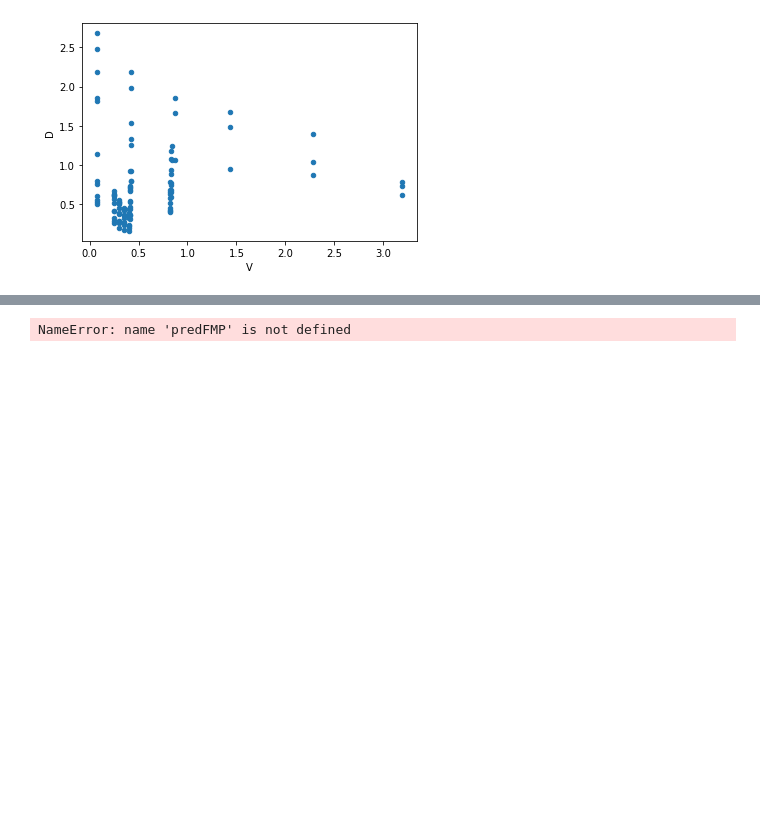
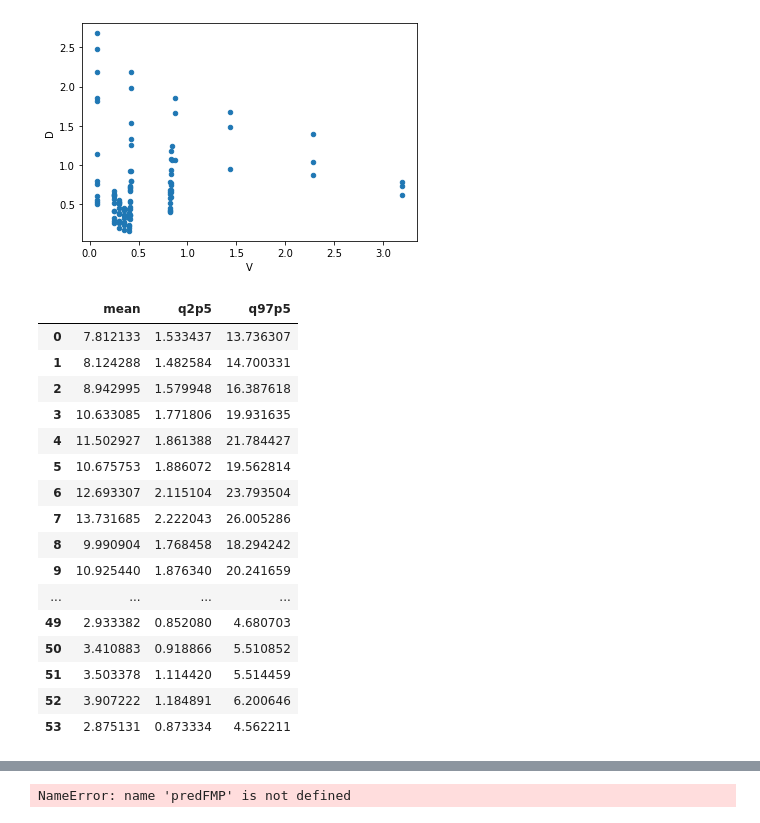
Before and after one commit to nleoni95/code2, a Jupyter notebook: Ravik/0D_heatflux/Dd_prediction.ipynb, the cells around one changed output, grey strips where cells are left out. Drawn from its saved outputs; the diff is of its cells as text; code cells hidden in the pictures; blank space fills up the shorter version.

```diff
--- a/Ravik/0D_heatflux/Dd_prediction.ipynb
+++ b/Ravik/0D_heatflux/Dd_prediction.ipynb
@@ -214,5 +220,25 @@ def create_predictions(df,exp_data):
     X=pd.DataFrame(d)
     return X
+# %%
+create_predictions(posttest,prodanovic_data)
+# %% [output]
+|  | mean | q2p5 | q97p5 |
+| 0 | 7.812133 | 1.533437 | 13.736307 |
+| 1 | 8.124288 | 1.482584 | 14.700331 |
+| 2 | 8.942995 | 1.579948 | 16.387618 |
+| 3 | 10.633085 | 1.771806 | 19.931635 |
+| 4 | 11.502927 | 1.861388 | 21.784427 |
+| 5 | 10.675753 | 1.886072 | 19.562814 |
+| 6 | 12.693307 | 2.115104 | 23.793504 |
+| 7 | 13.731685 | 2.222043 | 26.005286 |
+| 8 | 9.990904 | 1.768458 | 18.294242 |
+| 9 | 10.925440 | 1.876340 | 20.241659 |
+| ... | ... | ... | ... |
+| 49 | 2.933382 | 0.852080 | 4.680703 |
+| 50 | 3.410883 | 0.918866 | 5.510852 |
+| 51 | 3.503378 | 1.114420 | 5.514459 |
+| 52 | 3.907222 | 1.184891 | 6.200646 |
+| 53 | 2.875131 | 0.873334 | 4.562211 |
 # %%
 #simple plot de la corrélation de Ravik, pour voir sa capacité prédictive. après je pourrai coder celles qu'on obtient à partir d'un échantillon, ouais.
 coefsRavik=[18.9e-6,0.75]
```
Also changed, not shown: parts of 2 cells of this notebook, 11 other files.
